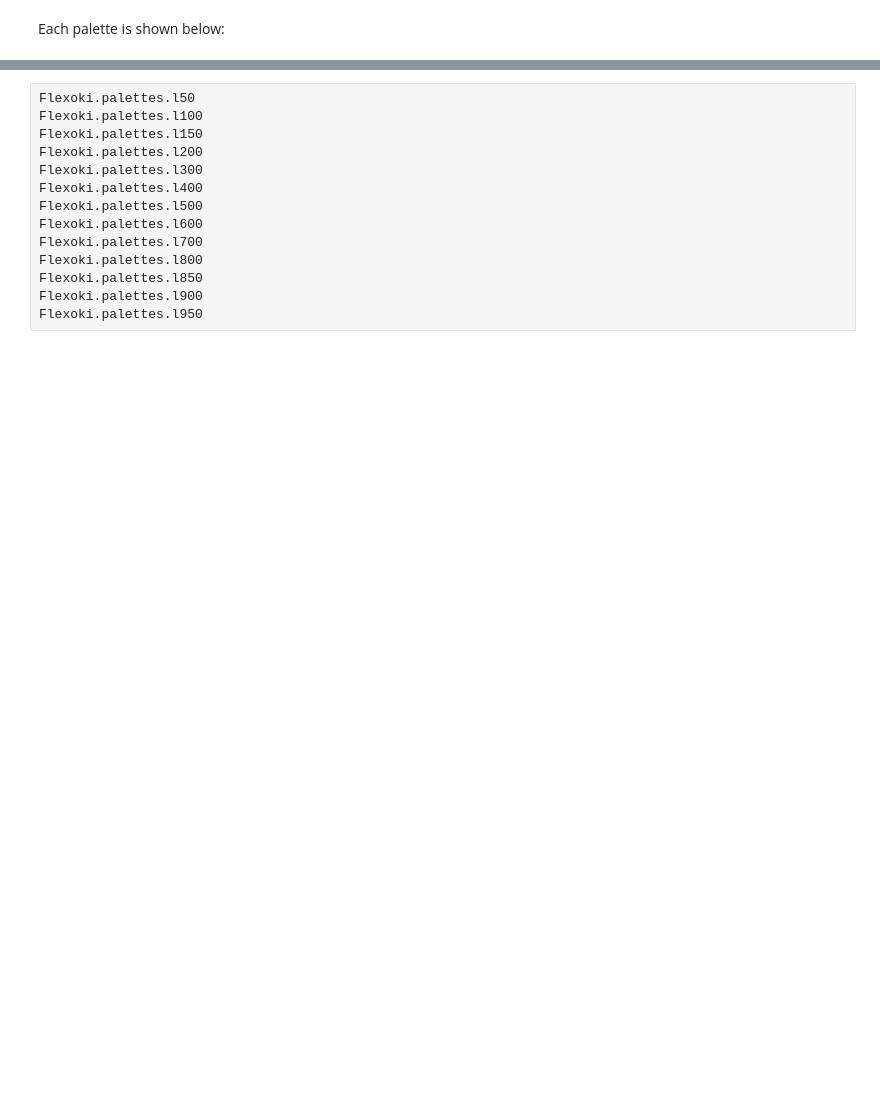
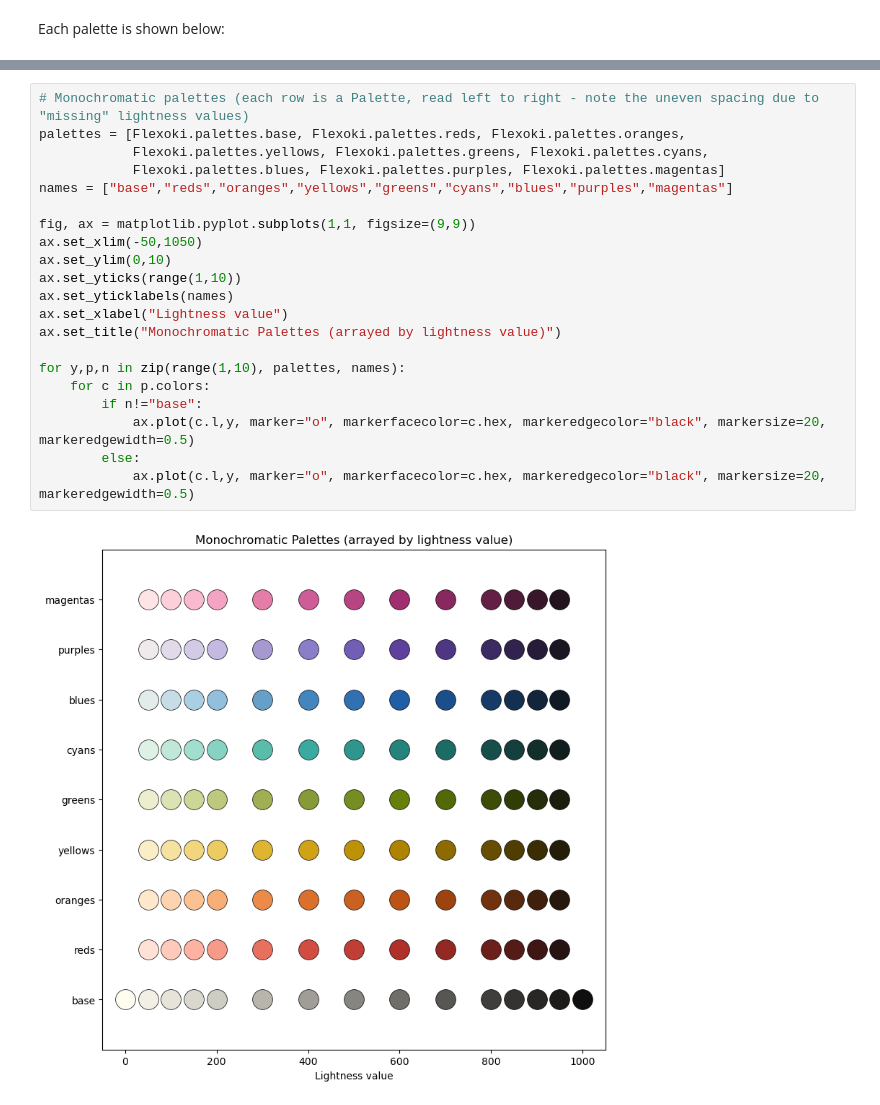
Before and after one commit to moss-xyz/flexoki-py, a Jupyter notebook: docs/palettes.ipynb, the cells around one changed output, grey strips where cells are left out. Drawn from its saved outputs; the diff is of its cells as text; blank space fills up the shorter version.

```diff
--- a/docs/palettes.ipynb
+++ b/docs/palettes.ipynb
@@ -88,14 +101,23 @@ for y,p,n in zip(range(1,10), palettes, names):
-# %%
-Flexoki.palettes.l50
-Flexoki.palettes.l100
-Flexoki.palettes.l150
-Flexoki.palettes.l200
-Flexoki.palettes.l300
-Flexoki.palettes.l400
-Flexoki.palettes.l500
-Flexoki.palettes.l600
-Flexoki.palettes.l700
-Flexoki.palettes.l800
-Flexoki.palettes.l850
-Flexoki.palettes.l900
-Flexoki.palettes.l950
+# %%
+# Monochromatic palettes (each row is a Palette, read left to right - note the uneven spacing due to "missing" lightness values)
+palettes = [Flexoki.palettes.base, Flexoki.palettes.reds, Flexoki.palettes.oranges,
+            Flexoki.palettes.yellows, Flexoki.palettes.greens, Flexoki.palettes.cyans,
+            Flexoki.palettes.blues, Flexoki.palettes.purples, Flexoki.palettes.magentas]
+names = ["base","reds","oranges","yellows","greens","cyans","blues","purples","magentas"]
+
+fig, ax = matplotlib.pyplot.subplots(1,1, figsize=(9,9))
+ax.set_xlim(-50,1050)
+ax.set_ylim(0,10)
+ax.set_yticks(range(1,10))
+ax.set_yticklabels(names)
+ax.set_xlabel("Lightness value")
+ax.set_title("Monochromatic Palettes (arrayed by lightness value)")
+
+for y,p,n in zip(range(1,10), palettes, names):
+    for c in p.colors:
+        if n!="base":
+            ax.plot(c.l,y, marker="o", markerfacecolor=c.hex, markeredgecolor="black", markersize=20, markeredgewidth=0.5)
+        else:
+            ax.plot(c.l,y, marker="o", markerfacecolor=c.hex, markeredgecolor="black", markersize=20, markeredgewidth=0.5)
+# %% [output]
+[figure, added]
```
Also changed, not shown: parts of 8 cells of this notebook, 4 other files.
